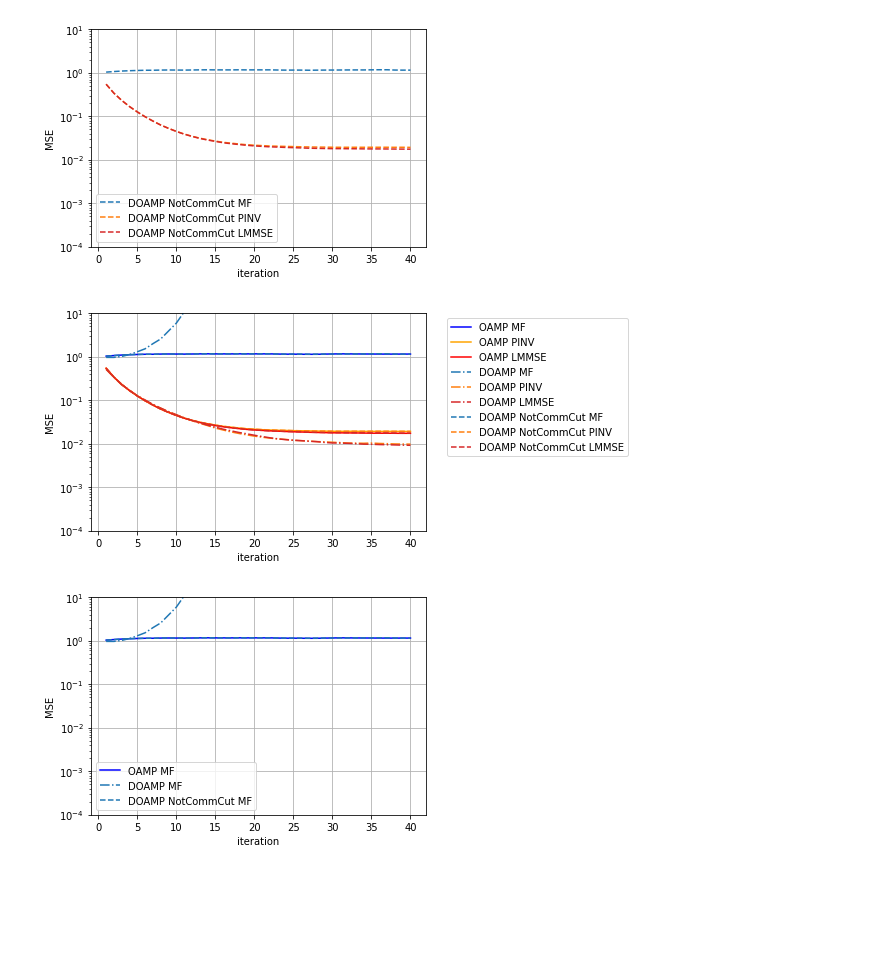
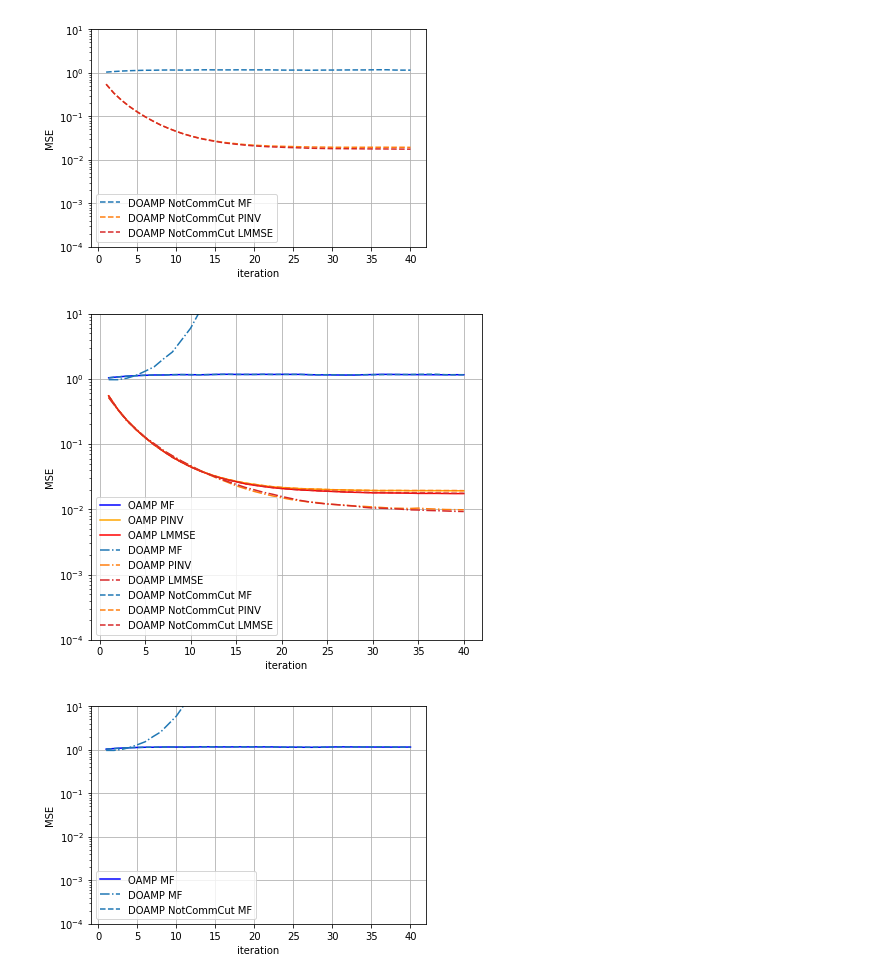
Before and after one commit to Qip21n0/Lassolver, a Jupyter notebook: examples/sample6.ipynb, the cells around one changed output. Cells and saved outputs as stored; diff of their text form; code cells hidden in the pictures; blank space fills up the shorter version.

```diff
--- a/examples/sample6.ipynb
+++ b/examples/sample6.ipynb
@@ -321,21 +323,23 @@ plt.grid()
 # %% [output]
 [figure]
 # %%
+plt.figure(figsize=(7, 6))
 plt_MSE(MSE_UniInv_oamp_mean[0], 'OAMP MF', T, 'blue')
 plt_MSE(MSE_UniInv_oamp_mean[1], 'OAMP PINV', T, 'orange')
 plt_MSE(MSE_UniInv_oamp_mean[2], 'OAMP LMMSE', T, 'red')
 
 plt_MSE(MSE_UniInv_doamp_mean[0], 'DOAMP MF', T, 'tab:blue', '-.')
 plt_MSE(MSE_UniInv_doamp_mean[1], 'DOAMP PINV', T, 'tab:orange', '-.')
 plt_MSE(MSE_UniInv_doamp_mean[2], 'DOAMP LMMSE', T, 'tab:red', '-.')
 
 plt_MSE(MSE_UniInv_doamp_exp_mean[0], 'DOAMP NotCommCut MF', T, 'tab:blue', '--')
 plt_MSE(MSE_UniInv_doamp_exp_mean[1], 'DOAMP NotCommCut PINV', T, 'tab:orange', '--')
 plt_MSE(MSE_UniInv_doamp_exp_mean[2], 'DOAMP NotCommCut LMMSE', T, 'tab:red', '--')
-plt.legend(bbox_to_anchor=(1.05, 1), loc="upper left")
+#plt.legend(bbox_to_anchor=(1.05, 1), loc="upper left")
+plt.legend(loc="lower left")
 plt.grid()
 # %% [output]
-[figure, old version]
+[figure, new version]
 # %%
 plt_MSE(MSE_UniInv_oamp_mean[0], 'OAMP MF', T, 'blue')
 plt_MSE(MSE_UniInv_doamp_mean[0], 'DOAMP MF', T, 'tab:blue', '-.')
```
Also changed, not shown: parts of 1 cell of this notebook.
